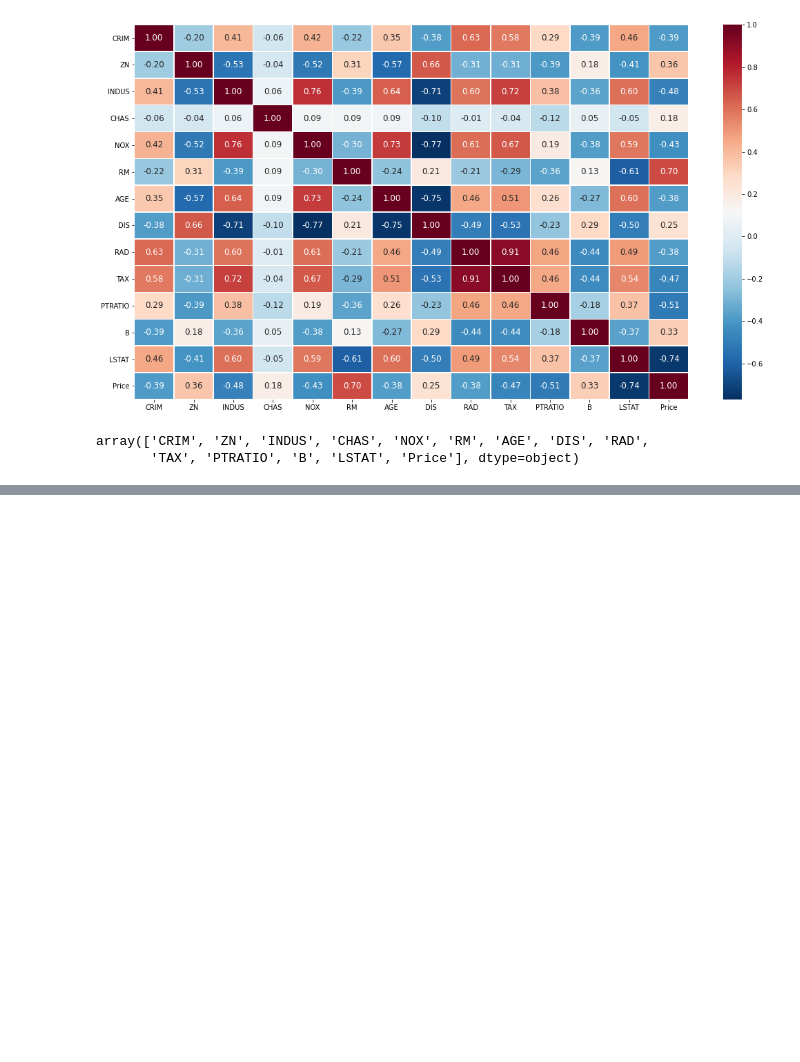
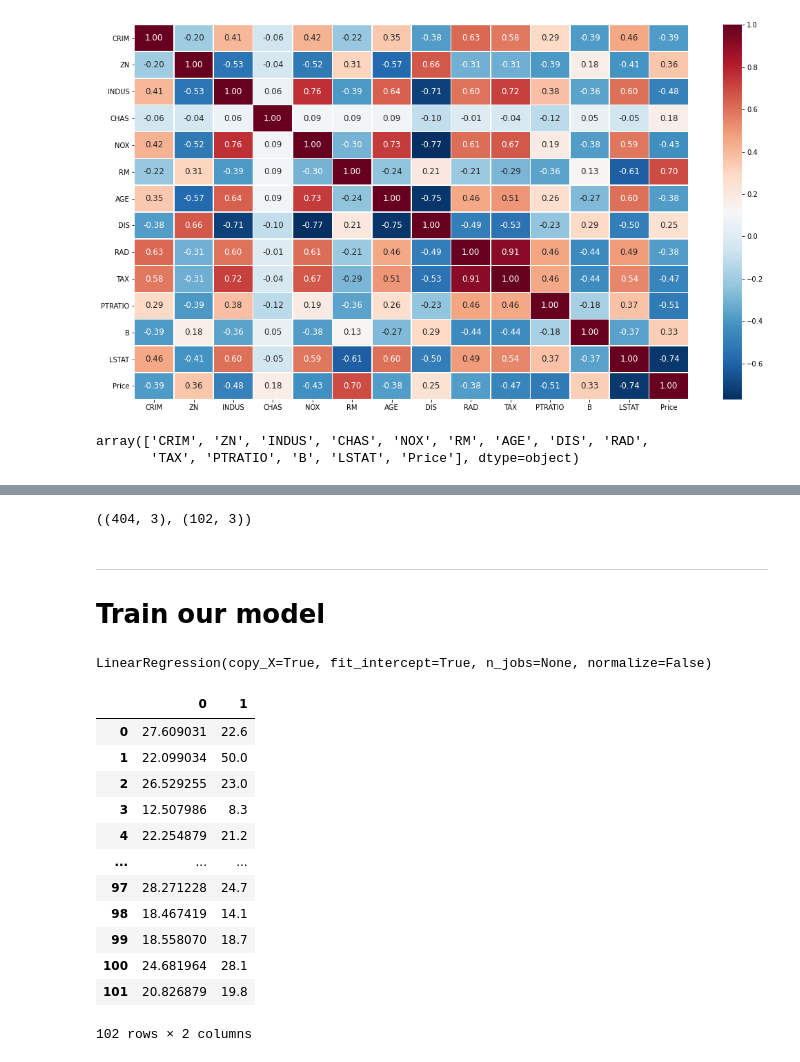
Before and after one commit to divyansh1122/ml-basics, a Jupyter notebook: linearRegression2.ipynb, the cells around one changed output, grey strips where cells are left out. Saved outputs shown, nothing was run; the diff lists cells and outputs as text; code cells hidden in the pictures; blank space fills up the shorter version.

```diff
--- a/linearRegression2.ipynb
+++ b/linearRegression2.ipynb
@@ -245,0 +272,4 @@ def getCorrelatedFeature(corrdata, threshold):
+# %%
+X = correlated_data.drop(labels=['Price'], axis=1)
+y = correlated_data['Price']
+X.head()
@@ -245,0 +283,34 @@ def getCorrelatedFeature(corrdata, threshold):
+# %%
+X_train, X_test, y_train, y_test = train_test_split(X, y, test_size=0.2, random_state=0)
+# %%
+X_train.shape, X_test.shape
+# %% [output]
+((404, 3), (102, 3))
+# %% [markdown]
+---
+# **Train our model**
+# %%
+model = LinearRegression()
+model.fit(X_train, y_train)
+# %% [output]
+LinearRegression(copy_X=True, fit_intercept=True, n_jobs=None, normalize=False)
+# %%
+y_predict = model.predict(X_test)
+# %%
+df = pd.DataFrame(data=[y_predict, y_test])
+# Transpose
+df.T
+# %% [output]
+|  | 0 | 1 |
+| 0 | 27.609031 | 22.6 |
+| 1 | 22.099034 | 50.0 |
+| 2 | 26.529255 | 23.0 |
+| 3 | 12.507986 | 8.3 |
+| 4 | 22.254879 | 21.2 |
+| ... | ... | ... |
+| 97 | 28.271228 | 24.7 |
+| 98 | 18.467419 | 14.1 |
+| 99 | 18.558070 | 18.7 |
+| 100 | 24.681964 | 28.1 |
+| 101 | 20.826879 | 19.8 |
+102 rows × 2 columns
```
Also changed, not shown: parts of 13 cells of this notebook.
